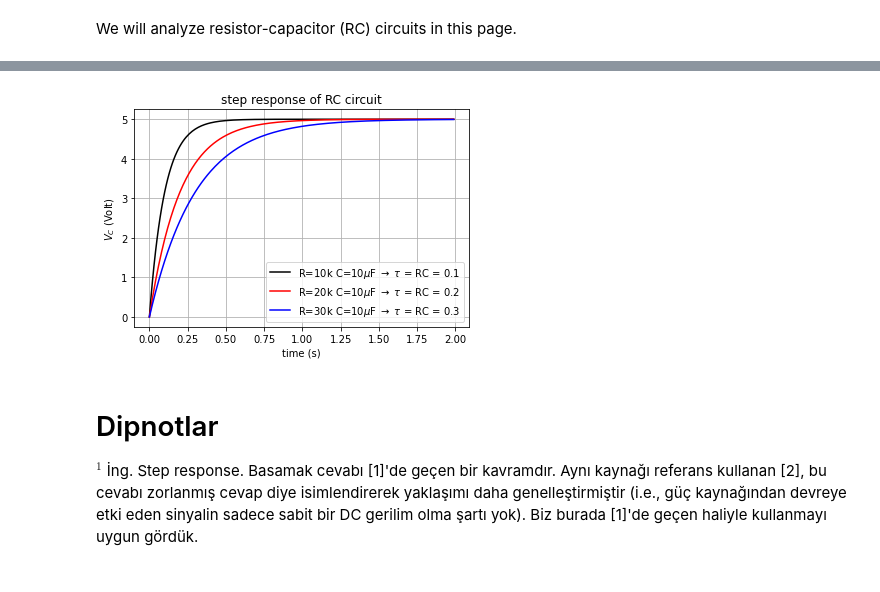
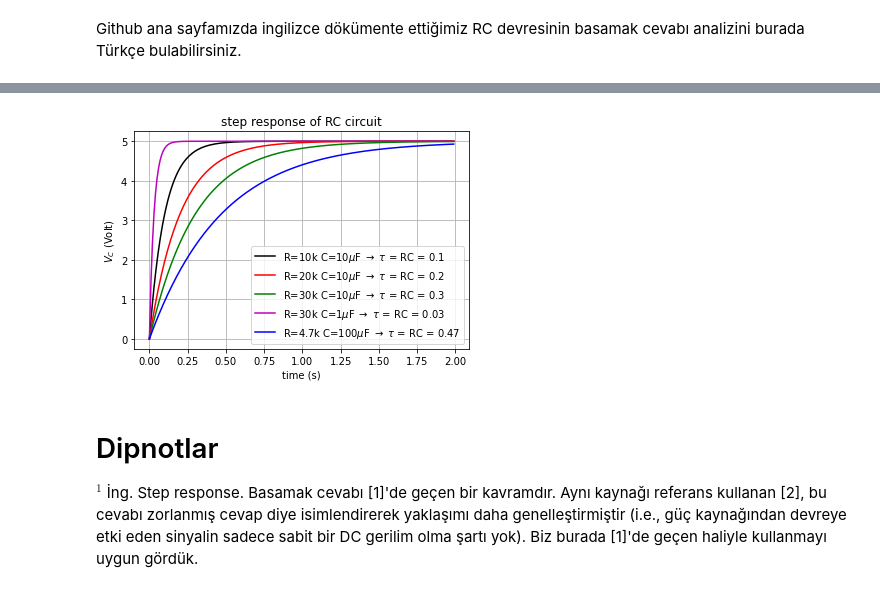
Before and after one commit to gumushane-eem-eesec-440/RC-circuit, a Jupyter notebook: codes/RC_circuit.ipynb, the cells around one changed output, grey strips where cells are left out. Drawn from its saved outputs; the diff is of its cells as text; code cells hidden in the pictures.

```diff
--- a/codes/RC_circuit.ipynb
+++ b/codes/RC_circuit.ipynb
@@ -1,7 +1,7 @@
 # %% [markdown]
 <a href="https://colab.research.google.com/github/gumushane-eem-eesec-440/RC-circuit/blob/main/codes/RC_circuit.ipynb" target="_parent"><img src="https://colab.research.google.com/assets/colab-badge.svg" alt="Open In Colab"/></a>
-# %% [markdown]
-We will analyze resistor-capacitor (RC) circuits in this page.
+# %% [markdown]
+Github ana sayfamızda ingilizce dökümente ettiğimiz RC devresinin basamak cevabı analizini burada Türkçe bulabilirsiniz.
 # %%
 import numpy as np
 import matplotlib.pyplot as plt
@@ -97,29 +97,38 @@ Aşağıda grafiğini çizdireceğimiz kapasitörün üzerindeki voltajın matem
 # %%
 Vcc = 5.0
 Vc0 = 0.0
-R1 = 10000
-C1 = 0.00001
-R2 = 20000
+R1 = 1e4 # 10k
+C1 = 1e-5 # 10uF
+R2 = 2*R1
 C2 = C1
-R3 = 3e4
+R3 = 3*R1
 C3 = C1
+R4 = R3
+C4 = 0.1*C1
+R5 = 4.7e3
+C5 = 10*C1
+
 t = np.arange(0.0, 2.0, 0.01)
 Vc1 = Vcc + Vc0*np.exp(-t/(R1*C1)) - Vcc*np.exp(-t/(R1*C1))
 Vc2 = Vcc + Vc0*np.exp(-t/(R2*C2)) - Vcc*np.exp(-t/(R2*C2))
 Vc3 = Vcc + Vc0*np.exp(-t/(R3*C3)) - Vcc*np.exp(-t/(R3*C3))
+Vc4 = Vcc + Vc0*np.exp(-t/(R4*C4)) - Vcc*np.exp(-t/(R4*C4))
+Vc5 = Vcc + Vc0*np.exp(-t/(R5*C5)) - Vcc*np.exp(-t/(R5*C5))
 fig, ax = plt.subplots()
 ax.plot(t, Vc1, 'k', label='R=10k C=10$\mu$F $\\rightarrow$ $\\tau$ = RC = 0.1')
 ax.plot(t, Vc2, 'r', label='R=20k C=10$\mu$F $\\rightarrow$ $\\tau$ = RC = 0.2')
-ax.plot(t, Vc3, 'b', label='R=30k C=10$\mu$F $\\rightarrow$ $\\tau$ = RC = 0.3')
+ax.plot(t, Vc3, 'g', label='R=30k C=10$\mu$F $\\rightarrow$ $\\tau$ = RC = 0.3')
+ax.plot(t, Vc4, 'm', label='R=30k C=1$\mu$F $\\rightarrow$ $\\tau$ = RC = 0.03')
+ax.plot(t, Vc5, 'b', label='R=4.7k C=100$\mu$F $\\rightarrow$ $\\tau$ = RC = 0.47')
 ax.set(xlabel='time (s)', ylabel='$V_C$ (Volt)',
        title='step response of RC circuit')
 ax.grid()
 legend = ax.legend(loc='lower right')
 #plt.show()
-#fig.savefig("RC devresi zorlanmış cevap.png")
-#files.download("RC devresi zorlanmış cevap.png")
+#fig.savefig("step response of RC circuit.png")
+#files.download("step response of RC circuit.png")
 # %% [output]
-[figure, old version]
+[figure, new version]
 # %% [markdown]
 # Dipnotlar
 $^1$ İng. Step response. Basamak cevabı [1]'de geçen bir kavramdır. Aynı kaynağı referans kullanan [2], bu cevabı zorlanmış cevap diye isimlendirerek yaklaşımı daha genelleştirmiştir (i.e., güç kaynağından devreye etki eden sinyalin sadece sabit bir DC gerilim olma şartı yok). Biz burada [1]'de geçen haliyle kullanmayı uygun gördük.
```
